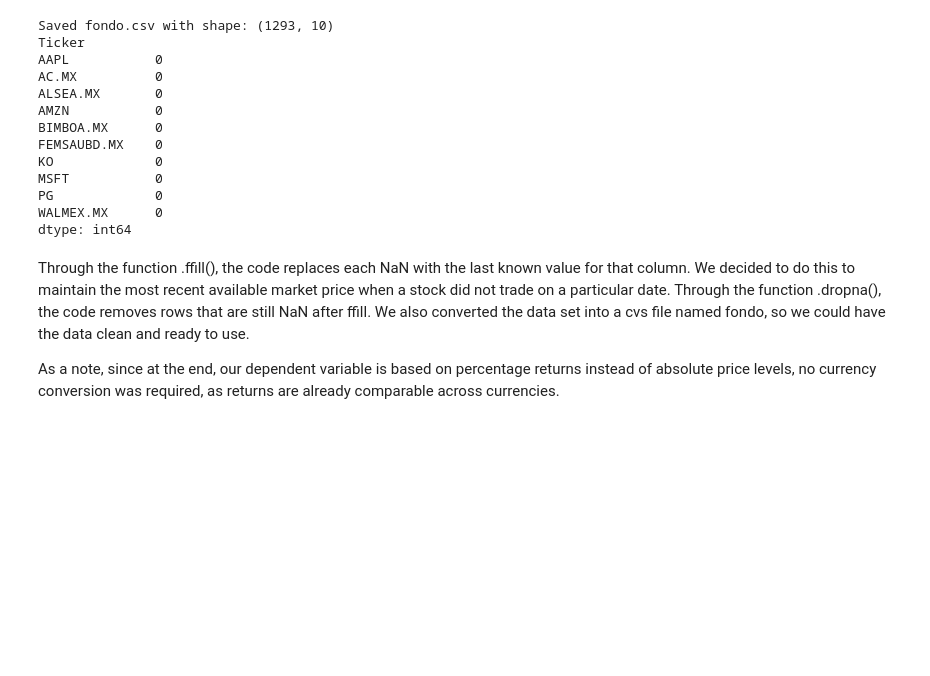
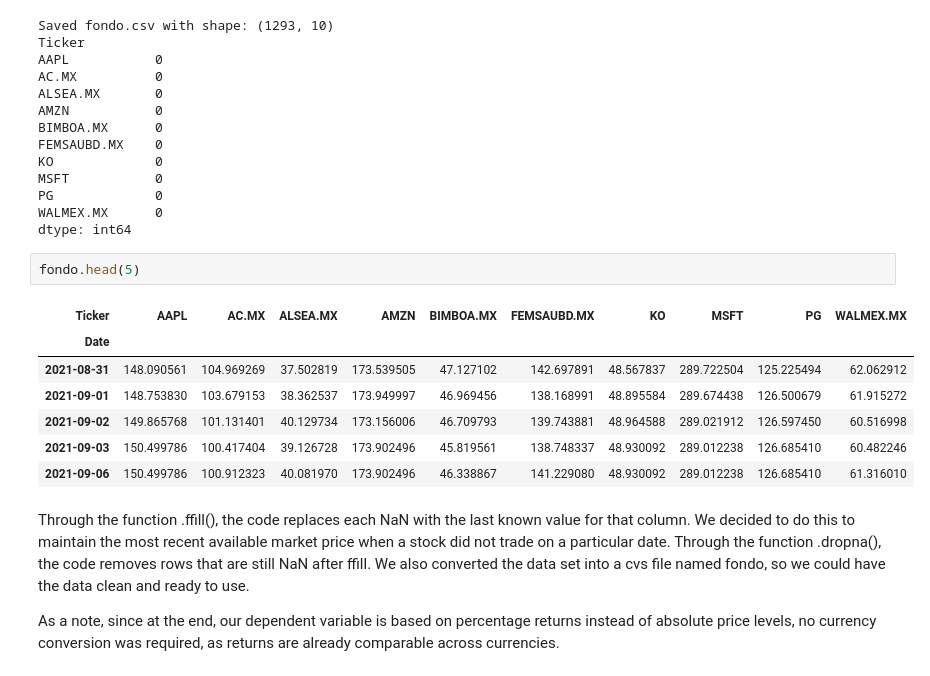
Before and after one commit to a00841144/Algorithms_Course_Repository_K, a Jupyter notebook: exercises/TEAMEVIDENCE_1.ipynb, the cells around one changed output. Cells and saved outputs as stored; diff of their text form; blank space fills up the shorter version.

Commit message:
head

```diff
--- a/exercises/TEAMEVIDENCE_1.ipynb
+++ b/exercises/TEAMEVIDENCE_1.ipynb
@@ -58,6 +58,16 @@ MSFT           0
 PG             0
 WALMEX.MX      0
 dtype: int64
+# %%
+fondo.head(5)
+# %% [output]
+| Ticker | AAPL | AC.MX | ALSEA.MX | AMZN | BIMBOA.MX | FEMSAUBD.MX | KO | MSFT | PG | WALMEX.MX |
+| Date |  |  |  |  |  |  |  |  |  |  |
+| 2021-08-31 | 148.090561 | 104.969269 | 37.502819 | 173.539505 | 47.127102 | 142.697891 | 48.567837 | 289.722504 | 125.225494 | 62.062912 |
+| 2021-09-01 | 148.753830 | 103.679153 | 38.362537 | 173.949997 | 46.969456 | 138.168991 | 48.895584 | 289.674438 | 126.500679 | 61.915272 |
+| 2021-09-02 | 149.865768 | 101.131401 | 40.129734 | 173.156006 | 46.709793 | 139.743881 | 48.964588 | 289.021912 | 126.597450 | 60.516998 |
+| 2021-09-03 | 150.499786 | 100.417404 | 39.126728 | 173.902496 | 45.819561 | 138.748337 | 48.930092 | 289.012238 | 126.685410 | 60.482246 |
+| 2021-09-06 | 150.499786 | 100.912323 | 40.081970 | 173.902496 | 46.338867 | 141.229080 | 48.930092 | 289.012238 | 126.685410 | 61.316010 |
 # %% [markdown]
 Through the function .ffill(), the code replaces each NaN with the last known value for that column. We decided to do this to maintain the most recent available market price when a stock did not trade on a particular date. Through the function .dropna(), the code removes rows that are still NaN after ffill. We also converted the data set into a cvs file named fondo, so we could have the data clean and ready to use.
 
```
Also changed, not shown: 1 other file.
